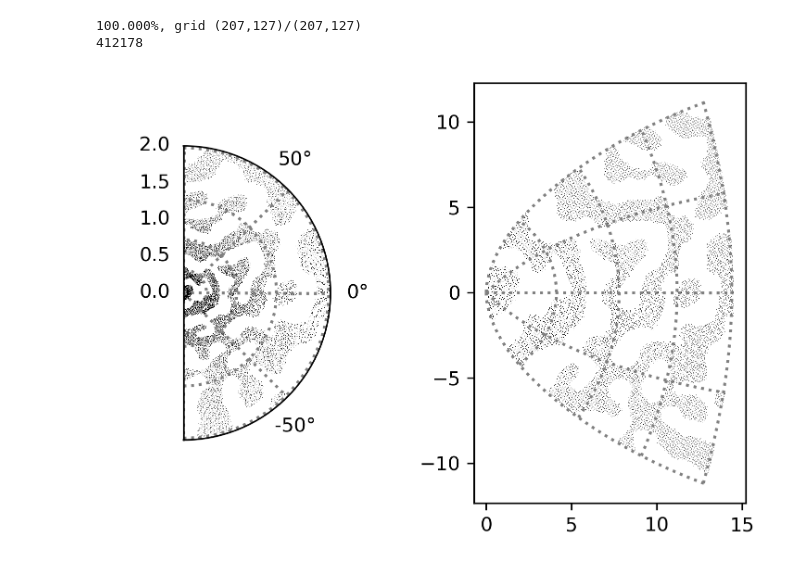
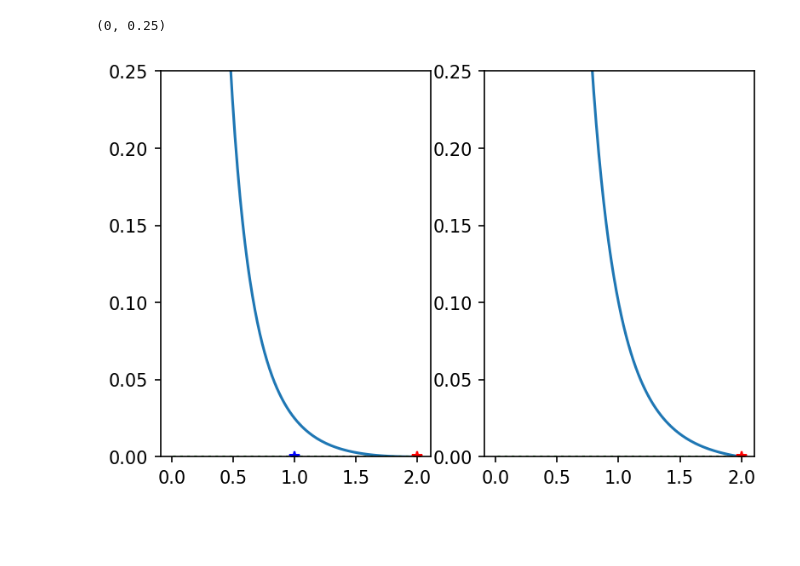
Before and after one commit to g13/patchV1, a Jupyter notebook: OD_VF.ipynb, the cells around one changed output. Drawn from its saved outputs; the diff is of its cells as text; code cells hidden in the pictures; blank space fills up the shorter version.

```diff
--- a/OD_VF.ipynb
+++ b/OD_VF.ipynb
@@ -46,21 +109,0 @@ mMap = macroMap(nx, ny, x, y, nblock, blockSize, LR_Pi_file, pos_file, a, b, k,
-# %%
-fig = plt.figure('macroMap',dpi=300)
-ax1 = fig.add_subplot(121, projection='polar')
-ax2 = fig.add_subplot(122)
-#mMap.find_OD_in_pos()
-mMap.find_pos_in_OD()
-mMap.plot_map(ax1,ax2)
-ax1.set_thetamin(p0/np.pi*180)
-ax1.set_thetamax(p1/np.pi*180)
-ax1.set_rmax(2.0)
-ax1.set_rmin(0.0)
-ax1.grid(False)
-ax1.tick_params(labelleft=False, labelright=True,
-               labeltop=False, labelbottom=True)
-#ax1.set_yticks([0,0.5,1.00,1.50,2.00])
-ax1.set_aspect('equal')
-ax2.set_aspect('equal')
-# %% [output]
-100.000%, grid (207,127)/(207,127)
-412178
-[figure, removed]
@@ -71,0 +110,30 @@ ODlabel = np.random.shuffle(plabel)
+# %%
+a = 0.1
+b = 0.1
+k1 = 2
+k2 = 1
+cl = 1
+r0 = np.power(b*k2/a/k1,-1/(k1-k2))*cl
+shift = a*np.power(cl/r0,k1) - b*np.power(cl/r0,k2)
+ph = lambda r: a*np.power(cl/r,k1) - b*np.power(cl/r,k2) - shift
+f = lambda r: a*k1/r*np.power(cl/r,k1) - b*k2/r*np.power(cl/r,k2)
+epsilon = 0.01
+top = 10 * np.abs(shift)
+bottom = 0
+n = 100
+r = np.linspace(0,r0,n)+epsilon
+fig = plt.figure('potential-force', dpi = 150)
+ax1 = fig.add_subplot(121)
+ax1.plot(r,ph(r))
+ax1.plot(r0,ph(r0),'*r')
+ax1.plot(cl,0,'*b')
+ax1.plot(r,np.zeros((n,1)),':g')
+ax1.set_ylim(bottom, top)
+ax2 = fig.add_subplot(122)
+ax2.plot(r,f(r))
+ax2.plot(r0,f(r0), '*r')
+ax2.plot(r,np.zeros((n,1)),':g')
+ax2.set_ylim(bottom, top)
+# %% [output]
+(0, 0.25)
+[figure, added]
```
Also changed, not shown: parts of 11 cells of this notebook, 4 other files.
